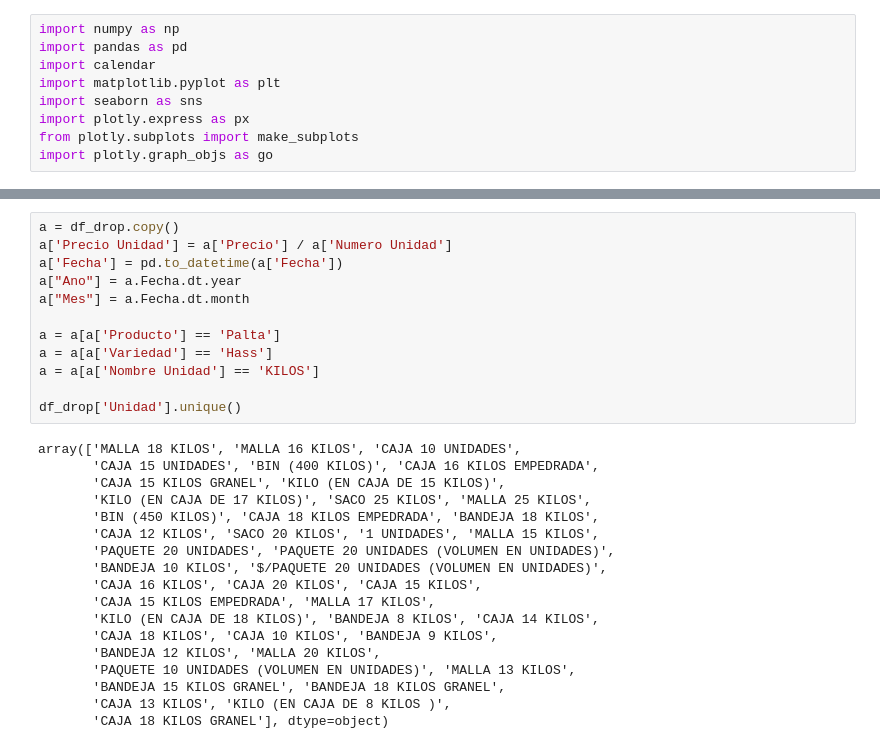
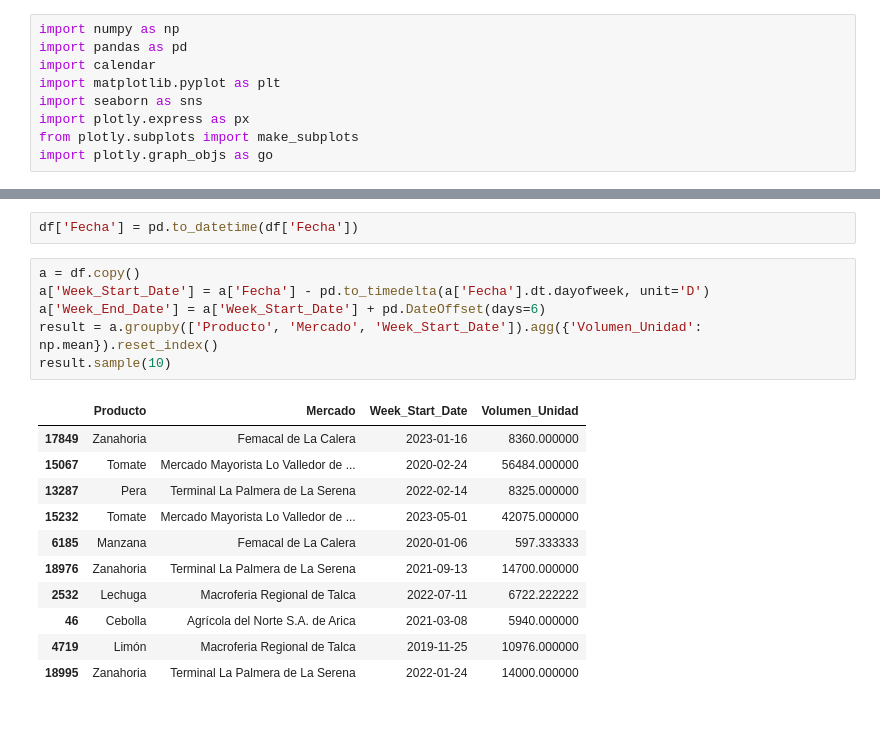
Before and after one commit to sebastiantare/fruitAndVegAnalysis, a Jupyter notebook: Analysis.ipynb, the cells around one changed output, grey strips where cells are left out. Drawn from its saved outputs; the diff is of its cells as text; blank space fills up the shorter version.

```diff
--- a/Analysis.ipynb
+++ b/Analysis.ipynb
@@ -85,30 +22,20 @@ df_drop[df_drop['Precio'] <= 0].shape[0], df_drop[df_drop['Precio'] > 0].shape[0
-# %%
-a = df_drop.copy()
-a['Precio Unidad'] = a['Precio'] / a['Numero Unidad']
-a['Fecha'] = pd.to_datetime(a['Fecha'])
-a["Ano"] = a.Fecha.dt.year
-a["Mes"] = a.Fecha.dt.month
-
-a = a[a['Producto'] == 'Palta']
-a = a[a['Variedad'] == 'Hass']
-a = a[a['Nombre Unidad'] == 'KILOS']
-
-df_drop['Unidad'].unique()
-# %% [output]
-array(['MALLA 18 KILOS', 'MALLA 16 KILOS', 'CAJA 10 UNIDADES',
-       'CAJA 15 UNIDADES', 'BIN (400 KILOS)', 'CAJA 16 KILOS EMPEDRADA',
-       'CAJA 15 KILOS GRANEL', 'KILO (EN CAJA DE 15 KILOS)',
-       'KILO (EN CAJA DE 17 KILOS)', 'SACO 25 KILOS', 'MALLA 25 KILOS',
-       'BIN (450 KILOS)', 'CAJA 18 KILOS EMPEDRADA', 'BANDEJA 18 KILOS',
-       'CAJA 12 KILOS', 'SACO 20 KILOS', '1 UNIDADES', 'MALLA 15 KILOS',
-       'PAQUETE 20 UNIDADES', 'PAQUETE 20 UNIDADES (VOLUMEN EN UNIDADES)',
-       'BANDEJA 10 KILOS', '$/PAQUETE 20 UNIDADES (VOLUMEN EN UNIDADES)',
-       'CAJA 16 KILOS', 'CAJA 20 KILOS', 'CAJA 15 KILOS',
-       'CAJA 15 KILOS EMPEDRADA', 'MALLA 17 KILOS',
-       'KILO (EN CAJA DE 18 KILOS)', 'BANDEJA 8 KILOS', 'CAJA 14 KILOS',
-       'CAJA 18 KILOS', 'CAJA 10 KILOS', 'BANDEJA 9 KILOS',
-       'BANDEJA 12 KILOS', 'MALLA 20 KILOS',
-       'PAQUETE 10 UNIDADES (VOLUMEN EN UNIDADES)', 'MALLA 13 KILOS',
-       'BANDEJA 15 KILOS GRANEL', 'BANDEJA 18 KILOS GRANEL',
-       'CAJA 13 KILOS', 'KILO (EN CAJA DE 8 KILOS )',
-       'CAJA 18 KILOS GRANEL'], dtype=object)
+# %%
+df['Fecha'] = pd.to_datetime(df['Fecha'])
+# %%
+a = df.copy()
+a['Week_Start_Date'] = a['Fecha'] - pd.to_timedelta(a['Fecha'].dt.dayofweek, unit='D')
+a['Week_End_Date'] = a['Week_Start_Date'] + pd.DateOffset(days=6)
+result = a.groupby(['Producto', 'Mercado', 'Week_Start_Date']).agg({'Volumen_Unidad': np.mean}).reset_index()
+result.sample(10)
+# %% [output]
+|  | Producto | Mercado | Week_Start_Date | Volumen_Unidad |
+| 17849 | Zanahoria | Femacal de La Calera | 2023-01-16 | 8360.000000 |
+| 15067 | Tomate | Mercado Mayorista Lo Valledor de ... | 2020-02-24 | 56484.000000 |
+| 13287 | Pera | Terminal La Palmera de La Serena | 2022-02-14 | 8325.000000 |
+| 15232 | Tomate | Mercado Mayorista Lo Valledor de ... | 2023-05-01 | 42075.000000 |
+| 6185 | Manzana | Femacal de La Calera | 2020-01-06 | 597.333333 |
+| 18976 | Zanahoria | Terminal La Palmera de La Serena | 2021-09-13 | 14700.000000 |
+| 2532 | Lechuga | Macroferia Regional de Talca | 2022-07-11 | 6722.222222 |
+| 46 | Cebolla | Agrícola del Norte S.A. de Arica | 2021-03-08 | 5940.000000 |
+| 4719 | Limón | Macroferia Regional de Talca | 2019-11-25 | 10976.000000 |
+| 18995 | Zanahoria | Terminal La Palmera de La Serena | 2022-01-24 | 14000.000000 |
```
Also changed, not shown: parts of 9 cells of this notebook, 1 other file.
